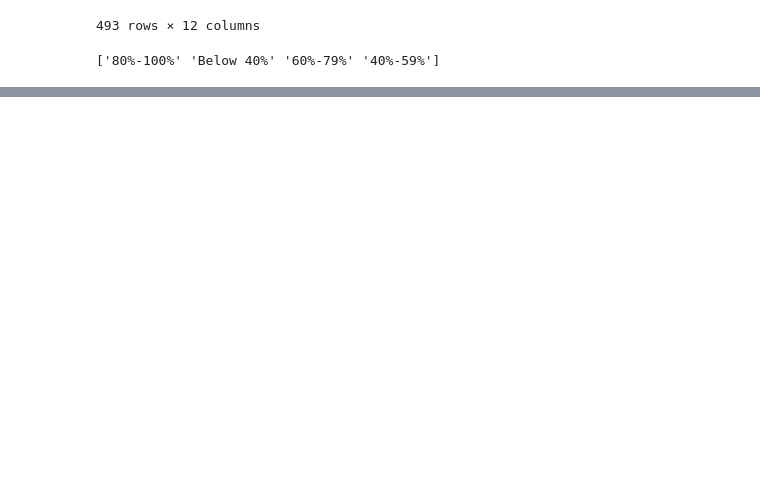
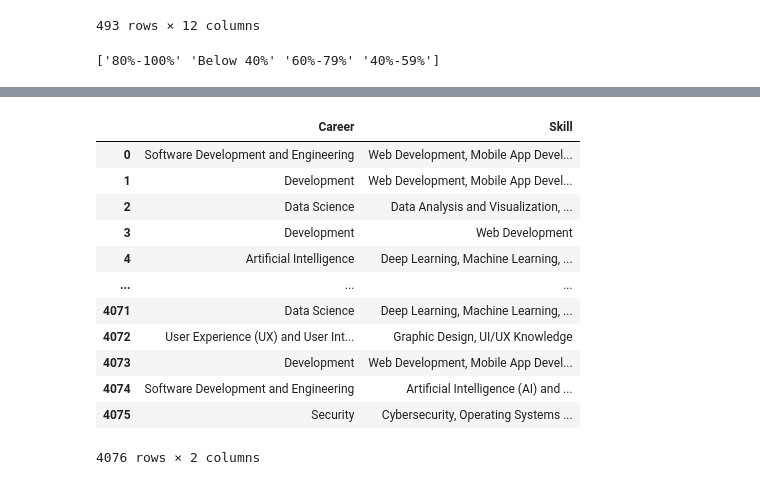
Before and after one commit to yacinemebarki/carrer_path, a Jupyter notebook: models.ipynb, the cells around one changed output, grey strips where cells are left out. Saved outputs shown, nothing was run; the diff lists cells and outputs as text; code cells hidden in the pictures; blank space fills up the shorter version.

```diff
--- a/models.ipynb
+++ b/models.ipynb
@@ -165,0 +335,16 @@ student
+# %%
+career
+# %% [output]
+|  | Career | Skill |
+| 0 | Software Development and Engineering | Web Development, Mobile App Devel... |
+| 1 | Development | Web Development, Mobile App Devel... |
+| 2 | Data Science | Data Analysis and Visualization, ... |
+| 3 | Development | Web Development |
+| 4 | Artificial Intelligence | Deep Learning, Machine Learning, ... |
+| ... | ... | ... |
+| 4071 | Data Science | Deep Learning, Machine Learning, ... |
+| 4072 | User Experience (UX) and User Int... | Graphic Design, UI/UX Knowledge |
+| 4073 | Development | Web Development, Mobile App Devel... |
+| 4074 | Software Development and Engineering | Artificial Intelligence (AI) and ... |
+| 4075 | Security | Cybersecurity, Operating Systems ... |
+4076 rows × 2 columns
```
Also changed, not shown: parts of 32 cells of this notebook.
